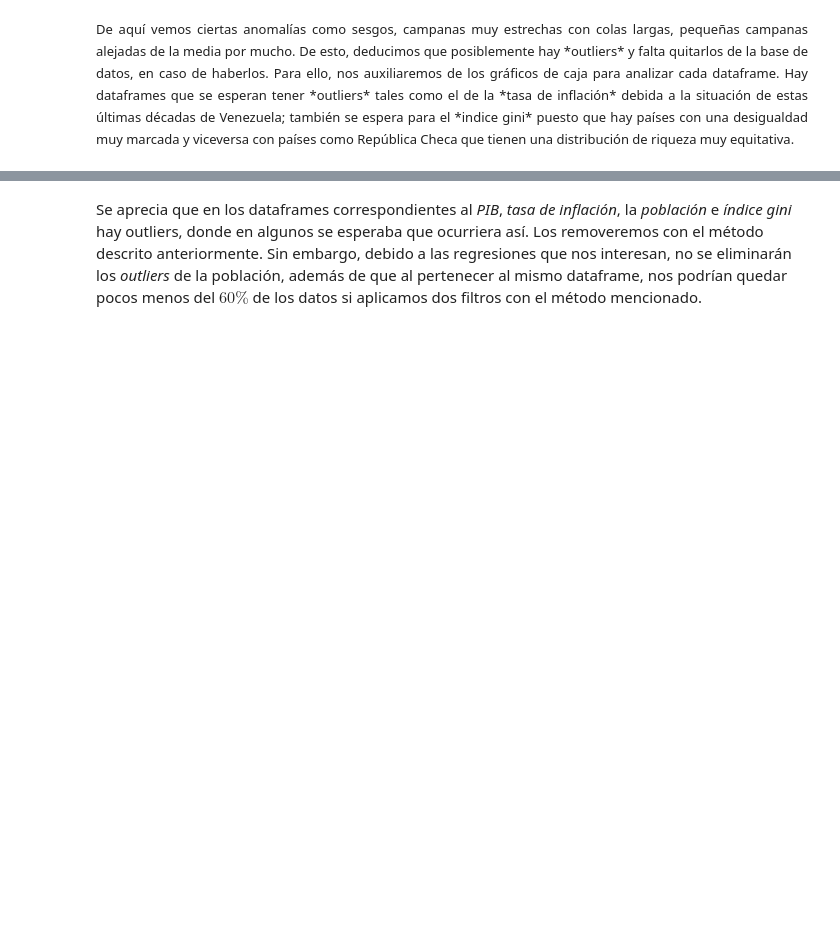
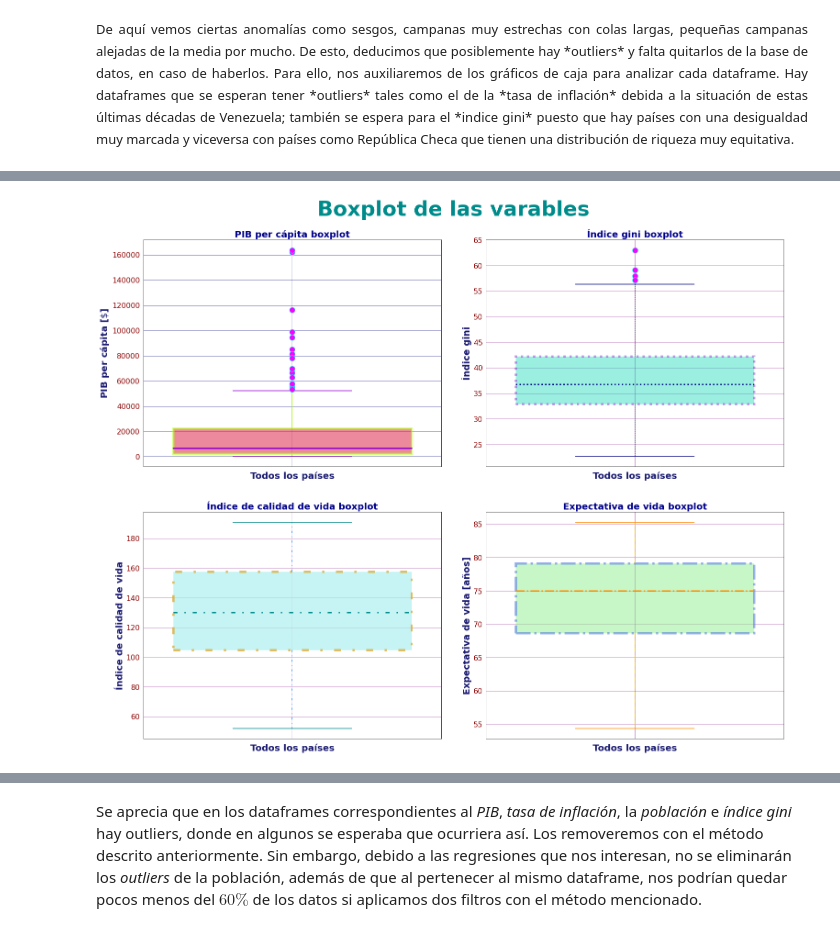
Before and after one commit to PhysTony/ICD_CIDE, a Jupyter notebook: Proyecto/Antonio_Huerta_Montellano_Proyecto.ipynb, the cells around one changed output, grey strips where cells are left out. Cells and saved outputs as stored; diff of their text form; code cells hidden in the pictures; blank space fills up the shorter version.

```diff
--- a/Proyecto/Antonio_Huerta_Montellano_Proyecto.ipynb
+++ b/Proyecto/Antonio_Huerta_Montellano_Proyecto.ipynb
@@ -559,7 +561,7 @@ kws_1 = {'boxprops':{'facecolor':'#DC143C','edgecolor':'#aaff00', 'linestyle':'s
     'flierprops' :{'marker':'o', 'markerfacecolor':'magenta', 'markersize':12, 'markeredgecolor':'cyan'},
     'capprops':{'color':'#8e00ce'}}
 
-kws_2 = {'boxprops':{'facecolor':'#04D8B4','edgecolor':'#8e00ce', 'linestyle':'dotted', 'linewidth':5, 'alpha':0.7},
+kws_2 = {'boxprops':{'facecolor':'#04D8B4','edgecolor':'#8e00ce', 'linestyle':'dotted', 'linewidth':5, 'alpha':0.4},
     'medianprops':{'color':'navy', 'linestyle':'dotted', 'linewidth':3},
     'whiskerprops':{'color':'darkslategrey', 'linestyle':'dotted'},
     'flierprops' :{'marker':'o', 'markerfacecolor':'magenta', 'markersize':12, 'markeredgecolor':'cyan'},
@@ -571,13 +573,13 @@ kws_3 = {'boxprops':{'facecolor':'#aaff00','edgecolor':'#8e00ce', 'linestyle':'d
     'flierprops' :{'marker':'o', 'markerfacecolor':'magenta', 'markersize':12, 'markeredgecolor':'cyan'},
     'capprops':{'color':'#DC143C'}}
 
-kws_4 = {'boxprops':{'facecolor':'lightgreen','edgecolor':'royalblue', 'linestyle':'dashdot', 'linewidth':5, 'alpha':1},
+kws_4 = {'boxprops':{'facecolor':'lightgreen','edgecolor':'royalblue', 'linestyle':'dashdot', 'linewidth':5, 'alpha':0.5},
     'medianprops':{'color':'darkorange', 'linestyle':'dashdot', 'linewidth':3},
     'whiskerprops':{'color':'gold', 'linestyle':'dashdot'},
     'flierprops' :{'marker':'o', 'markerfacecolor':'magenta', 'markersize':12, 'markeredgecolor':'cyan'},
     'capprops':{'color':'darkorange'}}
 
-kws_5 = {'boxprops':{'facecolor':'paleturquoise','edgecolor':'goldenrod', 'linestyle':(0, (3, 5, 1, 5)), 'linewidth':5, 'alpha':0.9},
+kws_5 = {'boxprops':{'facecolor':'paleturquoise','edgecolor':'goldenrod', 'linestyle':(0, (3, 5, 1, 5)), 'linewidth':5, 'alpha':0.7},
     'medianprops':{'color':'darkcyan', 'linestyle':(0, (3, 5, 1, 5)), 'linewidth':3},
     'whiskerprops':{'color':'dodgerblue', 'linestyle':(0, (3, 5, 1, 5))},
     'flierprops' :{'marker':'o', 'markerfacecolor':'magenta', 'markersize':12, 'markeredgecolor':'cyan'},
@@ -665,0 +593,74 @@ plt.show()
+# %%
+sns.set_style('white')
+f,axes = plt.subplots(2,2, figsize=(25,20))
+f.suptitle("Boxplot de las varables", fontsize = 45, color = 'darkcyan', fontweight = 'bold', y=0.94)
+g_1 = sns.boxplot(y = 'PIB_pc', data = pib_c,
+            palette = 'Set2',
+            ax=axes[0,0],
+            **kws_1)
+g_1.set_title("PIB per cápita boxplot", fontsize = 20, fontweight = 'bold', color = 'darkblue')
+g_1.set_ylabel('PIB per cápita [$\$$]', fontsize = 20, fontweight = 'bold', color = 'midnightblue')
+g_1.set_xlabel('Todos los países', fontsize = 20, fontweight = 'bold', color = 'midnightblue')
+g_1.tick_params(labelsize = 16, labelcolor = 'darkred')
+g_1.grid(color='navy', linestyle='-', alpha = 0.8)
+
+g_2 = sns.boxplot(y = 'Gini', data = gini_c,
+            palette = 'Set2',
+            ax=axes[0,1],
+            **kws_2)
+g_2.set_title("Índice gini boxplot", fontsize = 20, fontweight = 'bold', color = 'darkblue')
+g_2.set_ylabel('Índice gini', fontsize = 20, fontweight = 'bold', color = 'midnightblue')
+g_2.set_xlabel('Todos los países', fontsize = 20, fontweight = 'bold', color = 'midnightblue')
+g_2.tick_params(labelsize = 16, labelcolor = 'darkred')
+g_2.grid(color='purple', linestyle='-', alpha = 0.6)
+
+g_3 = sns.boxplot(y = 'Calidad_de_vida', data = c_vida_c,
+            palette = 'Set2',
+            ax=axes[1,0],
+            **kws_5)
+g_3.set_title("Índice de calidad de vida boxplot", fontsize = 20, fontweight = 'bold', color = 'darkblue')
+g_3.set_ylabel('Índice de calidad de vida', fontsize = 20, fontweight = 'bold', color = 'midnightblue')
+g_3.set_xlabel('Todos los países', fontsize = 20, fontweight = 'bold', color = 'midnightblue')
+g_3.tick_params(labelsize = 16, labelcolor = 'darkred')
+g_3.grid(color='purple', linestyle='-', alpha = 0.6)
+
+g_4 = sns.boxplot(y = 'Expectativa_vida', data = e_vida_c,
+            palette = 'Set2',
+            ax=axes[1,1],
+            **kws_4)
+g_4.set_title("Expectativa de vida boxplot", fontsize = 20, fontweight = 'bold', color = 'darkblue')
+g_4.set_ylabel('Expectativa de vida [años]', fontsize = 20, fontweight = 'bold', color = 'midnightblue')
+g_4.set_xlabel('Todos los países', fontsize = 20, fontweight = 'bold', color = 'midnightblue')
+g_4.tick_params(labelsize = 16, labelcolor = 'darkred')
+g_4.grid(color='purple', linestyle='-', alpha = 0.6)
+
+# Controlemos el espacio entre los gráficos
+plt.subplots_adjust(wspace=0.15, hspace=0.2)
+
+sns.set_style('white')
+f1,axes1 = plt.subplots(2,1, figsize=(24,15))
+g_5 = sns.boxplot(x = 'Inflacion', data = inflacion_c, orient="h",
+            palette = 'Set2',
+            ax = axes1[0],
+            **kws_3)
+g_5.set_title("Tasa de inflación boxplot", fontsize = 20, fontweight = 'bold', color = 'darkblue')
+g_5.set_ylabel('Todos los países', fontsize = 20, fontweight = 'bold', color = 'midnightblue')
+g_5.set_xlabel('Tasa de inflación [$\$$]', fontsize = 20, fontweight = 'bold', color = 'midnightblue')
+g_5.tick_params(labelsize = 16, labelcolor = 'darkred')
+g_5.grid(color='purple', linestyle='-', alpha = 0.6)
+
+g_6 = sns.boxplot(x = 'Poblacion', data = pib_c, orient="h",
+            palette = 'Set2',
+            ax = axes1[1],
+            **kws_6)
+g_6.set_title("Población boxplot", fontsize = 20, fontweight = 'bold', color = 'darkblue')
+g_6.set_ylabel('Todos los países', fontsize = 20, fontweight = 'bold', color = 'midnightblue')
+g_6.set_xlabel('Población', fontsize = 20, fontweight = 'bold', color = 'midnightblue')
+g_6.tick_params(labelsize = 16, labelcolor = 'darkred')
+g_6.grid(color='purple', linestyle='-', alpha = 0.6)
+
+# Controlemos el espacio entre los gráficos
+plt.subplots_adjust(wspace=0.15, hspace=0.33)
+plt.show()
+# %% [output]
+[figure, added]
```
Also changed, not shown: parts of 6 cells of this notebook, 1 other file.
